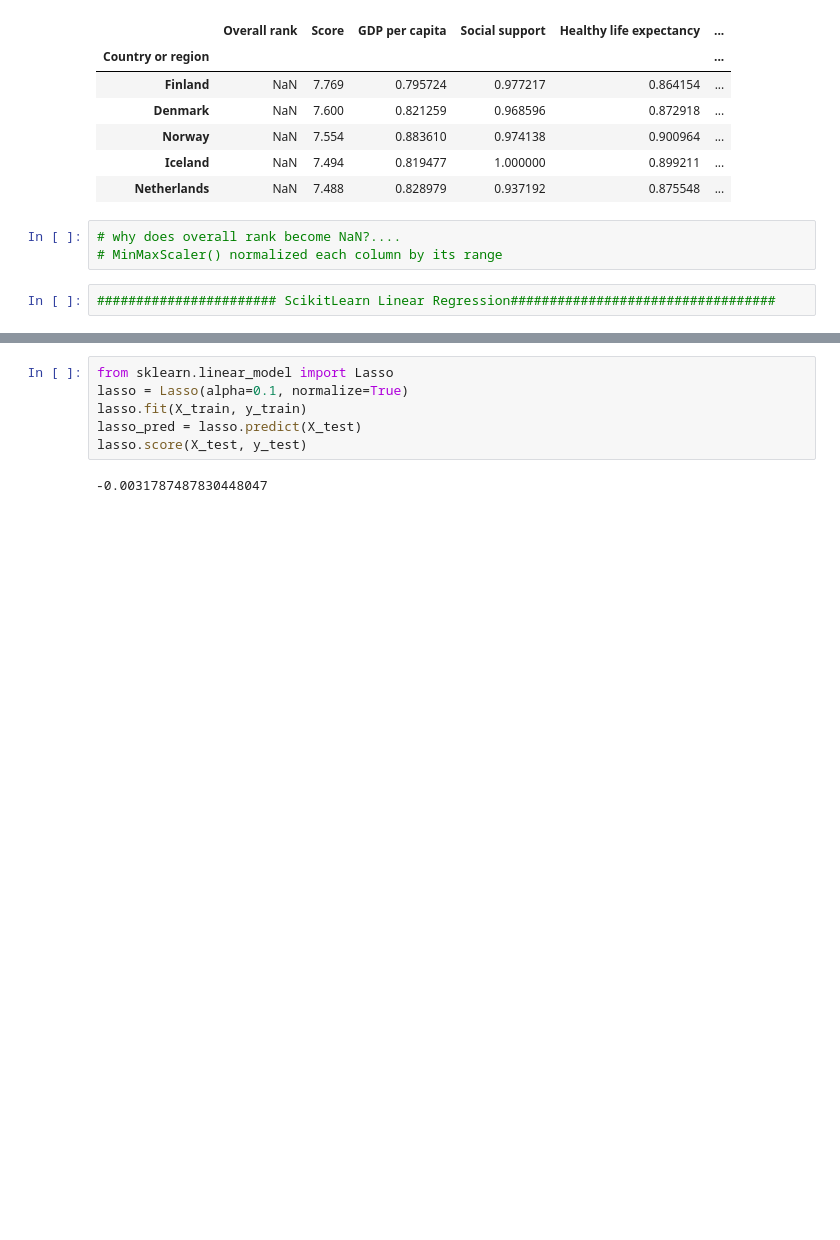
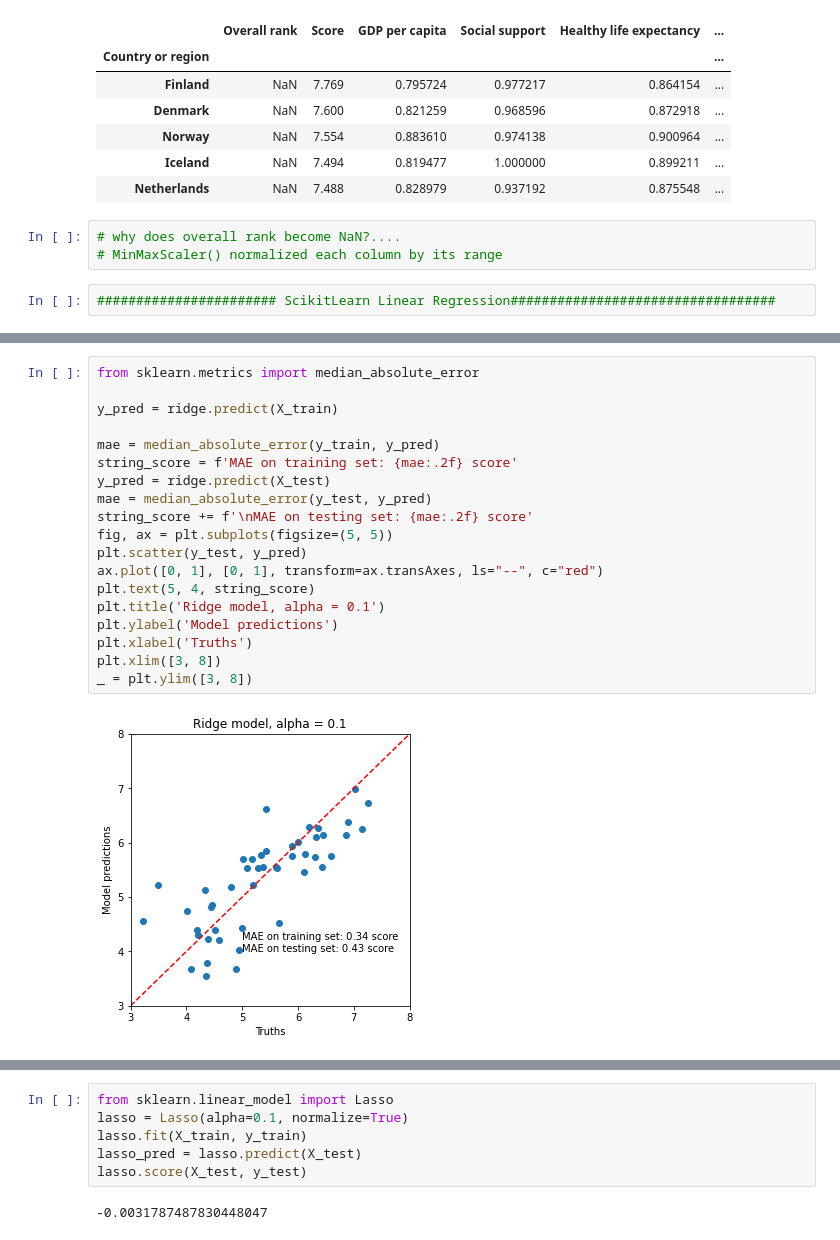
Before and after one commit to zoeyyzh/springboard, a Jupyter notebook: HappinessReport.ipynb, the cells around one changed output, grey strips where cells are left out. Saved outputs shown, nothing was run; the diff lists cells and outputs as text; blank space fills up the shorter version.

```diff
--- a/HappinessReport.ipynb
+++ b/HappinessReport.ipynb
@@ -162,0 +180,21 @@ ridge.score(X_test, y_test)
+# %%
+from sklearn.metrics import median_absolute_error
+
+y_pred = ridge.predict(X_train)
+
+mae = median_absolute_error(y_train, y_pred)
+string_score = f'MAE on training set: {mae:.2f} score'
+y_pred = ridge.predict(X_test)
+mae = median_absolute_error(y_test, y_pred)
+string_score += f'\nMAE on testing set: {mae:.2f} score'
+fig, ax = plt.subplots(figsize=(5, 5))
+plt.scatter(y_test, y_pred)
+ax.plot([0, 1], [0, 1], transform=ax.transAxes, ls="--", c="red")
+plt.text(5, 4, string_score)
+plt.title('Ridge model, alpha = 0.1')
+plt.ylabel('Model predictions')
+plt.xlabel('Truths')
+plt.xlim([3, 8])
+_ = plt.ylim([3, 8])
+# %% [output]
+[figure, added]
```
Also changed, not shown: parts of 20 cells of this notebook.
